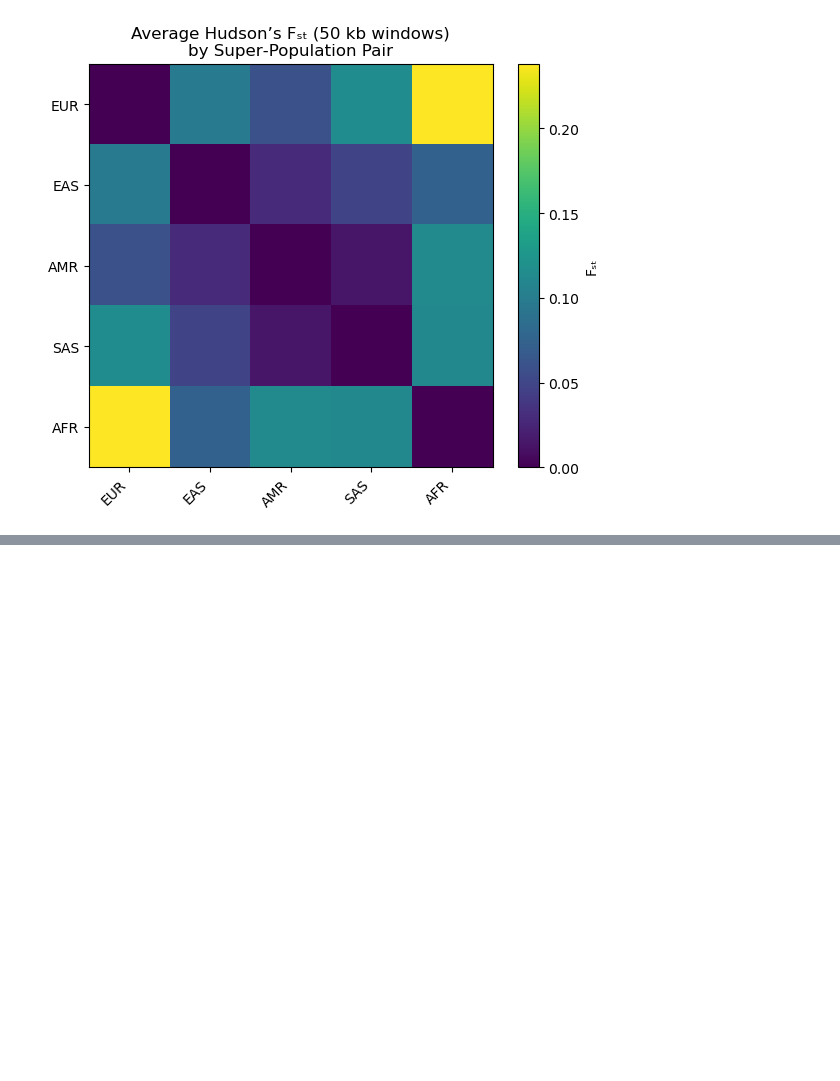
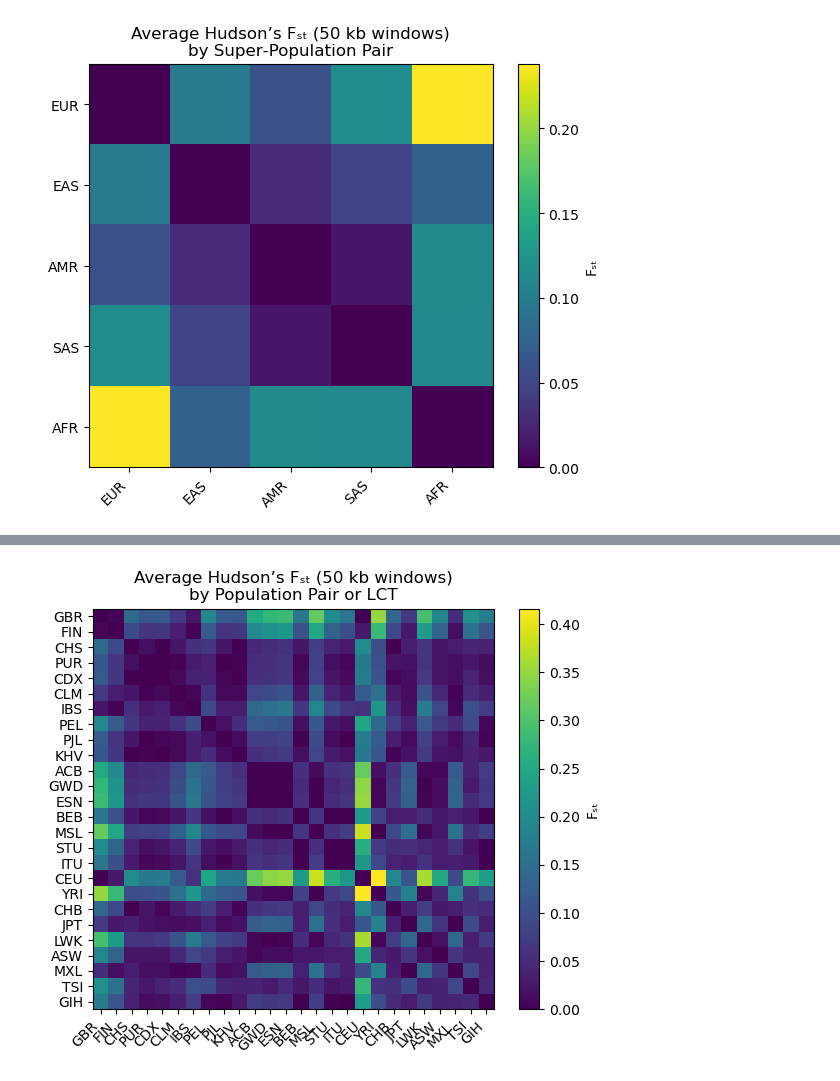
Before and after one commit to msun5040/biol1435_final_project, a Jupyter notebook: Analysis Colab.ipynb, the cells around one changed output, grey strips where cells are left out. Drawn from its saved outputs; the diff is of its cells as text; code cells hidden in the pictures; blank space fills up the shorter version.

```diff
--- a/Analysis Colab.ipynb
+++ b/Analysis Colab.ipynb
@@ -172,0 +242,69 @@ plt.show()
+# %%
+fn = 'data/tgp_var_sites_no_aa_calls_chr2_LCT.h5'
+with h5py.File(fn, 'r') as f:
+    gt = allel.GenotypeArray(f['all/calldata/GT'][:])
+    pos = allel.SortedIndex(f['all/variants/POS'][:])
+    samples = np.array([s.decode() for s in f['all/samples'][:]])
+
+meta = pd.read_csv(
+    "data/tgp_meta_info.txt",
+    sep='\t',
+    header=None,
+    names=["sample", "population", "super_population"]
+)
+df = pd.DataFrame({'sample': samples})
+df = df.merge(meta, on='sample', how='left')
+
+super_pops = df['population'].unique()
+pop_idx = {
+    pop: np.where(df['population'] == pop)[0]
+    for pop in super_pops
+}
+
+ac_all = gt.count_alleles()
+maf = np.minimum(ac_all[:,0], ac_all[:,1]) / ac_all.sum(axis=1)
+keep = maf >= 0.05
+gt = gt.compress(keep, axis=0)
+pos = pos[keep]
+
+wsize = 50_000
+start, stop = pos.min(), pos.max()
+bins = np.arange(start, stop + wsize, wsize)
+n_win = len(bins) - 1
+
+pairs = list(combinations(super_pops, 2))
+fst_sq = np.zeros((len(super_pops), len(super_pops)), dtype=float)
+for pop1, pop2 in pairs:
+    i = np.where(super_pops == pop1)[0][0]
+    j = np.where(super_pops == pop2)[0][0]
+
+    ac1 = gt.take(pop_idx[pop1], axis=1).count_alleles()
+    ac2 = gt.take(pop_idx[pop2], axis=1).count_alleles()
+
+    num, den = allel.hudson_fst(ac1, ac2)
+
+    widx = np.digitize(pos, bins) - 1
+
+    num_w = np.bincount(widx, weights=num, minlength=n_win)
+    den_w = np.bincount(widx, weights=den, minlength=n_win)
+    with np.errstate(invalid='ignore', divide='ignore'):
+        fst_win = num_w / den_w
+    fst_mean = np.nanmean(fst_win)
+
+    fst_sq[i, j] = fst_sq[j, i] = fst_mean
+
+np.fill_diagonal(fst_sq, 0.0)
+
+fig, ax = plt.subplots(figsize=(6, 5))
+im = ax.imshow(fst_sq, vmin=0, vmax=fst_sq.max(), cmap='viridis')
+ax.set_xticks(np.arange(len(super_pops)))
+ax.set_yticks(np.arange(len(super_pops)))
+ax.set_xticklabels(super_pops, rotation=45, ha='right')
+ax.set_yticklabels(super_pops)
+ax.set_title("Average Hudson’s Fₛₜ (50 kb windows)\nby Population Pair or LCT")
+cbar = fig.colorbar(im, ax=ax)
+cbar.set_label("Fₛₜ")
+plt.tight_layout()
+plt.show()
+# %% [output]
+[figure, added]
```
Also changed, not shown: parts of 2 cells of this notebook.
